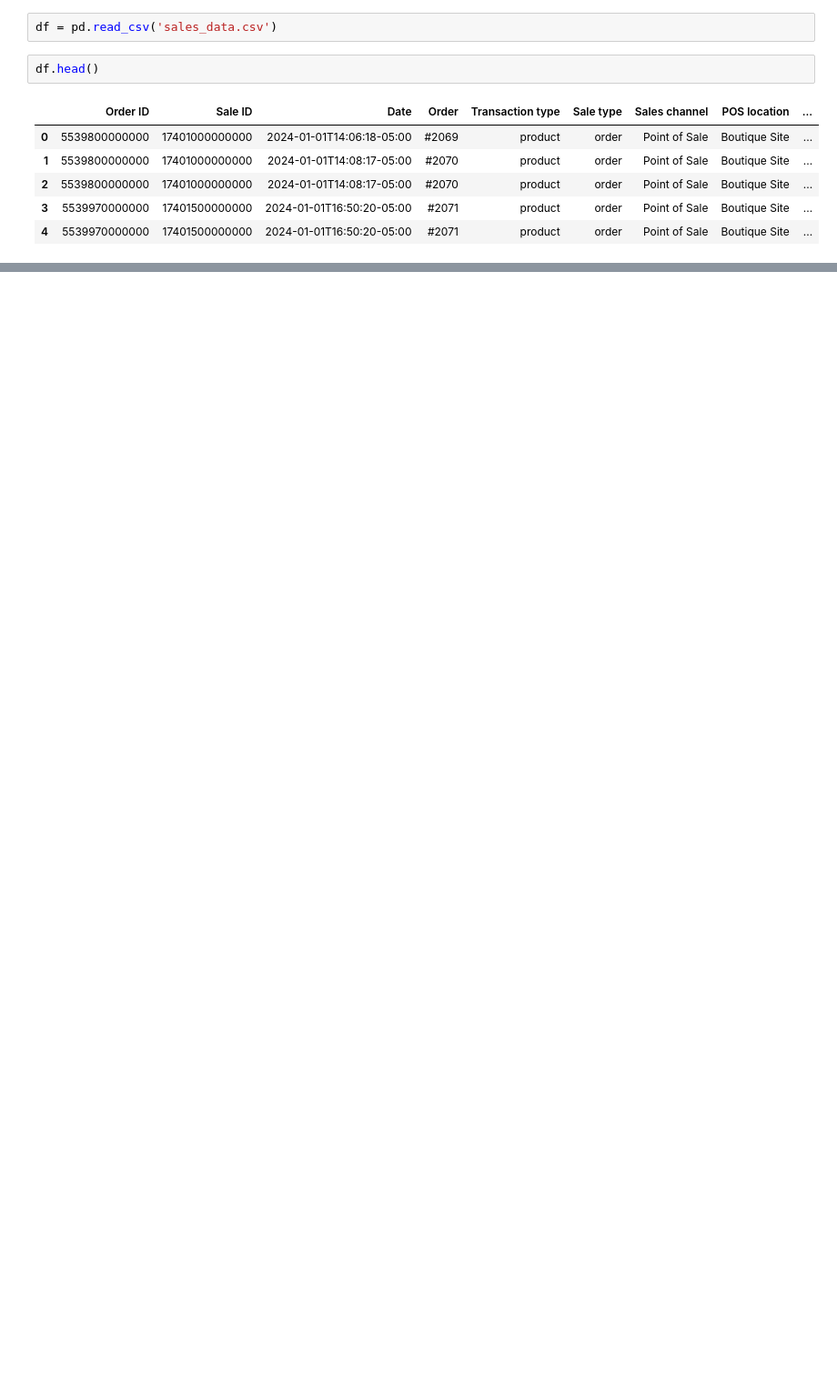
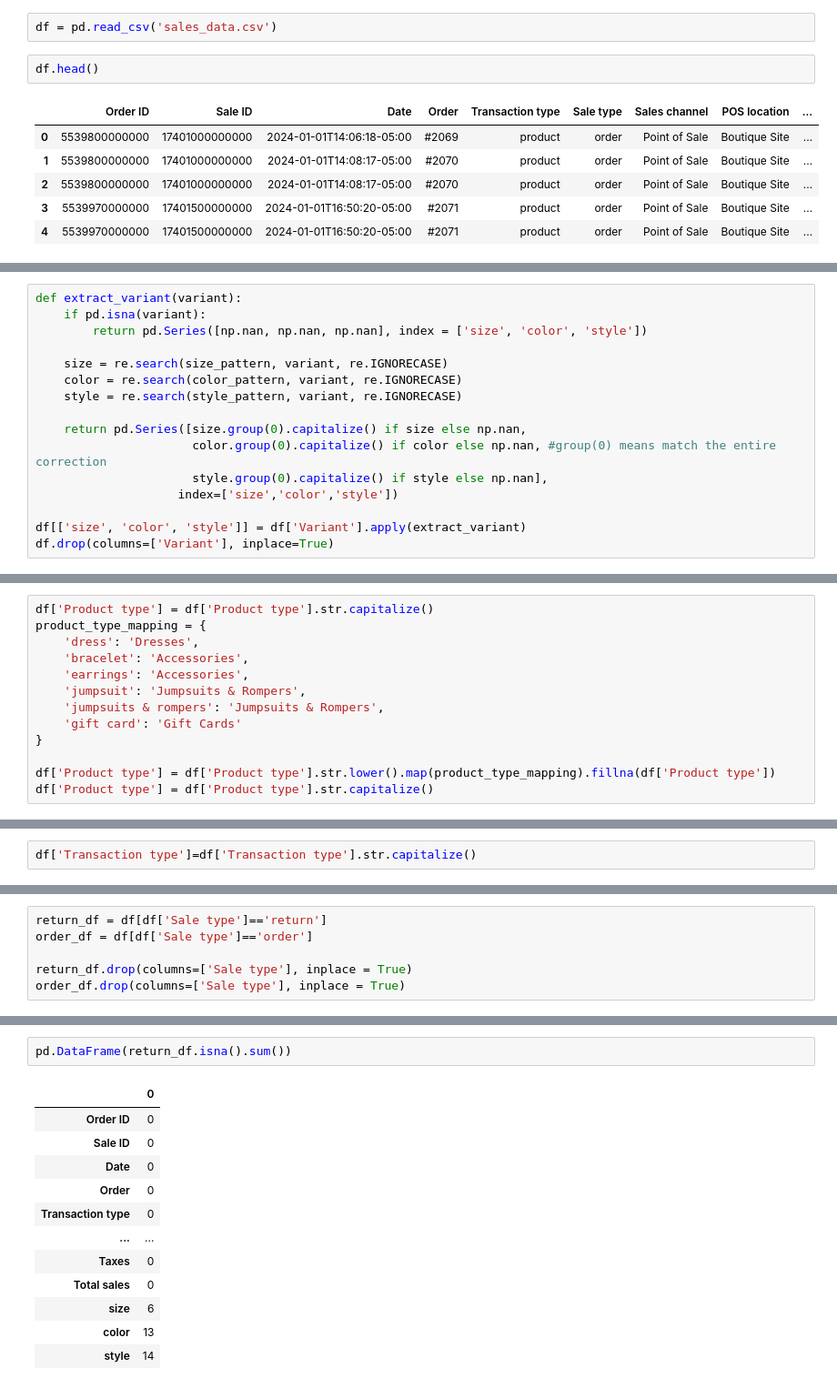
Before and after one commit to ezishr/NEO_InspiredFashion, a Jupyter notebook: checkpoint.ipynb, the cells around one changed output, grey strips where cells are left out. Shown at 91% size. Cells and saved outputs as stored; diff of their text form; blank space fills up the shorter version.

```diff
--- a/checkpoint.ipynb
+++ b/checkpoint.ipynb
@@ -38,0 +117,16 @@ df[df['Returns']!=0].head()
+# %%
+def extract_variant(variant):
+    if pd.isna(variant):
+        return pd.Series([np.nan, np.nan, np.nan], index = ['size', 'color', 'style'])
+
+    size = re.search(size_pattern, variant, re.IGNORECASE)
+    color = re.search(color_pattern, variant, re.IGNORECASE)
+    style = re.search(style_pattern, variant, re.IGNORECASE)
+
+    return pd.Series([size.group(0).capitalize() if size else np.nan,
+                      color.group(0).capitalize() if color else np.nan, #group(0) means match the entire correction
+                      style.group(0).capitalize() if style else np.nan],
+                    index=['size','color','style'])
+
+df[['size', 'color', 'style']] = df['Variant'].apply(extract_variant)
+df.drop(columns=['Variant'], inplace=True)
@@ -38,0 +135,13 @@ df[df['Returns']!=0].head()
+# %%
+df['Product type'] = df['Product type'].str.capitalize()
+product_type_mapping = {
+    'dress': 'Dresses',
+    'bracelet': 'Accessories',
+    'earrings': 'Accessories',
+    'jumpsuit': 'Jumpsuits & Rompers',
+    'jumpsuits & rompers': 'Jumpsuits & Rompers',
+    'gift card': 'Gift Cards'
+}
+
+df['Product type'] = df['Product type'].str.lower().map(product_type_mapping).fillna(df['Product type'])
+df['Product type'] = df['Product type'].str.capitalize()
@@ -38,0 +168,2 @@ df[df['Returns']!=0].head()
+# %%
+df['Transaction type']=df['Transaction type'].str.capitalize()
@@ -38,0 +181,6 @@ df[df['Returns']!=0].head()
+# %%
+return_df = df[df['Sale type']=='return']
+order_df = df[df['Sale type']=='order']
+
+return_df.drop(columns=['Sale type'], inplace = True)
+order_df.drop(columns=['Sale type'], inplace = True)
@@ -121,0 +243,15 @@ Unique values for Shipping city: [nan 'Blue Ash' 'Bryant' 'Charlotte' 'Toronto'
+# %%
+pd.DataFrame(return_df.isna().sum())
+# %% [output]
+|  | 0 |
+| Order ID | 0 |
+| Sale ID | 0 |
+| Date | 0 |
+| Order | 0 |
+| Transaction type | 0 |
+| ... | ... |
+| Taxes | 0 |
+| Total sales | 0 |
+| size | 6 |
+| color | 13 |
+| style | 14 |
```
Also changed, not shown: parts of 31 cells of this notebook.
